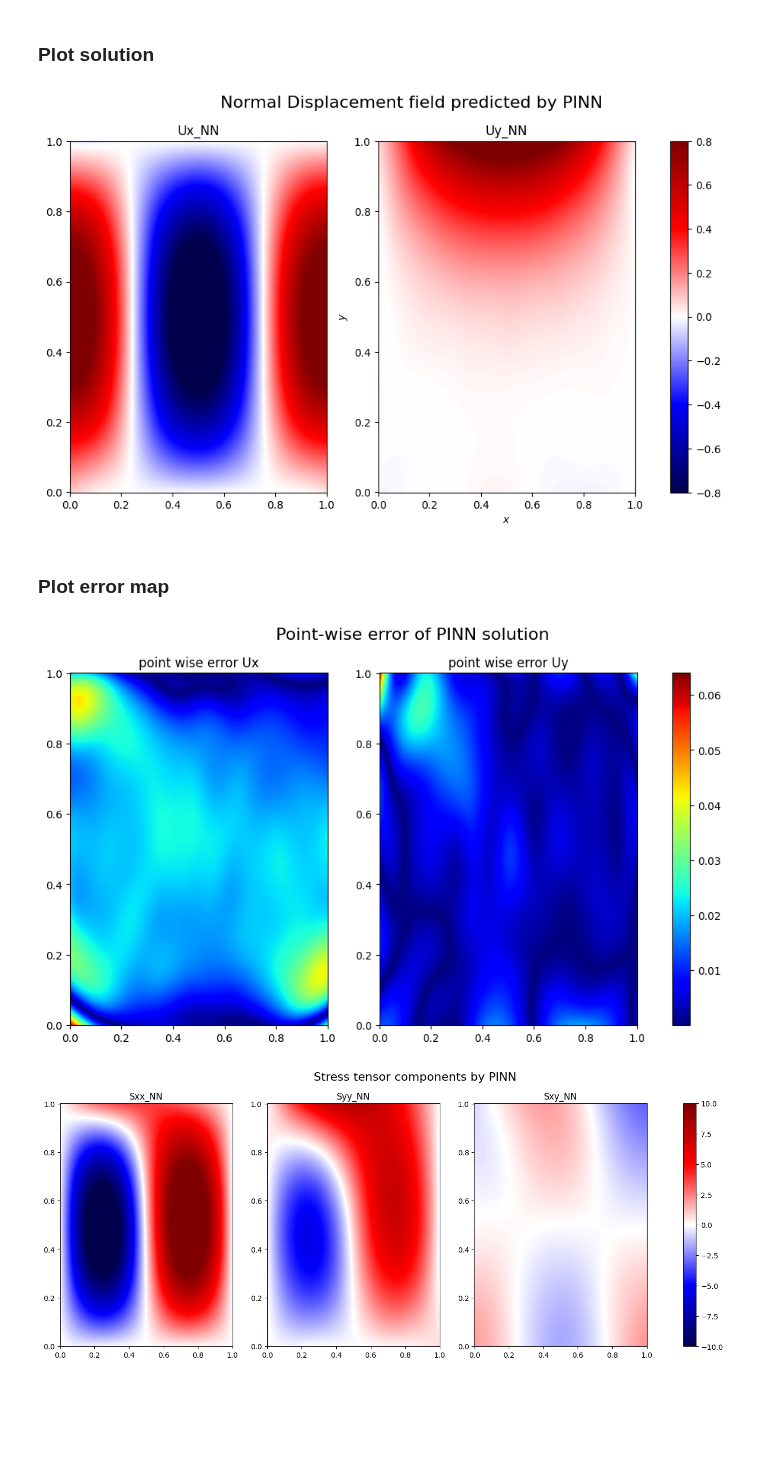
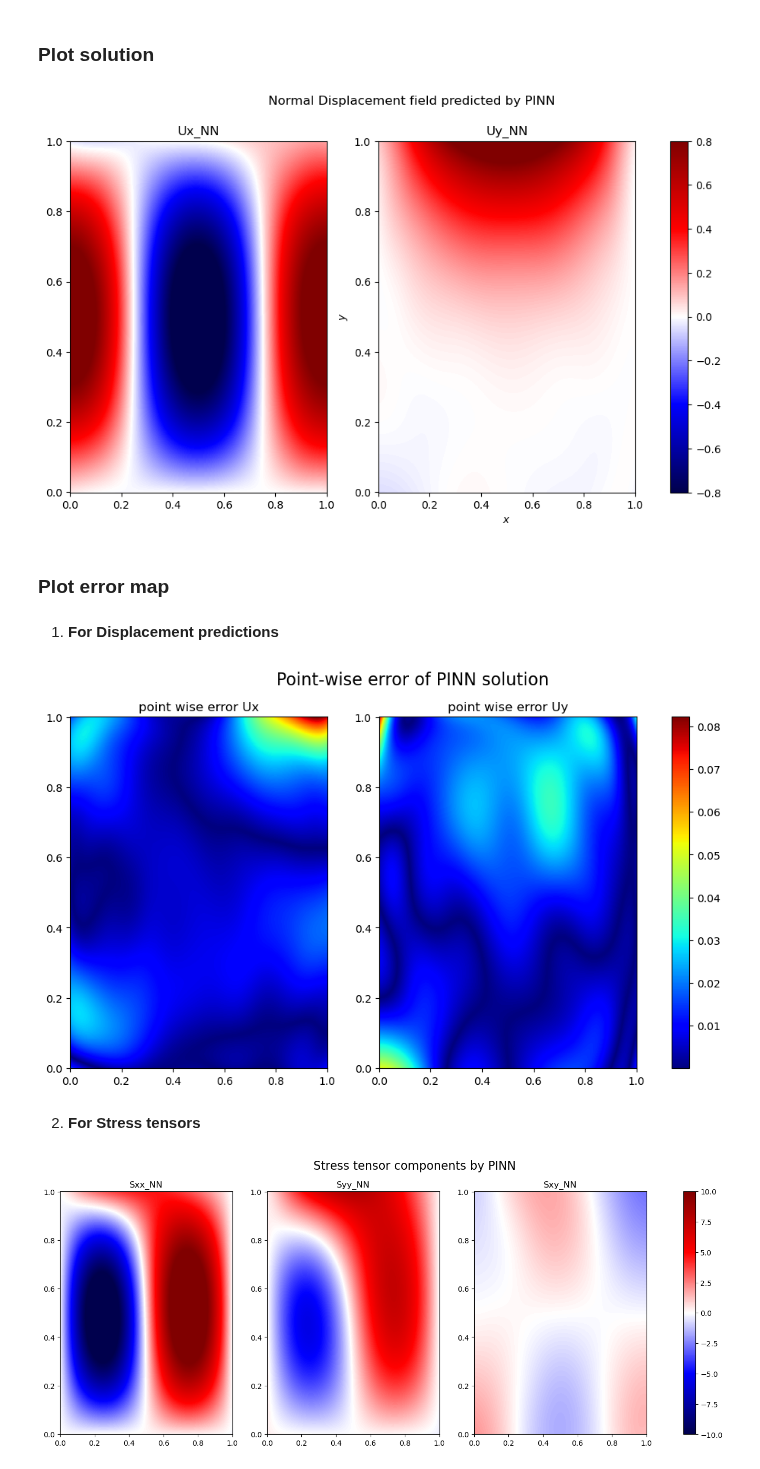
Before and after one commit to submerged-in-matrix/PINN_2D_Elasticity, a Jupyter notebook: Notebook/P_3_PINN_Linear_Elasticity.ipynb, the cells around one changed output. Saved outputs shown, nothing was run; the diff lists cells and outputs as text; code cells hidden in the pictures; blank space fills up the shorter version.

```diff
--- a/Notebook/P_3_PINN_Linear_Elasticity.ipynb
+++ b/Notebook/P_3_PINN_Linear_Elasticity.ipynb
@@ -539,7 +539,7 @@ This is a known quirk: watching a list of variables directly inside @tf.function
 # # Initialize model aka u_\theta
 # model = init_model()
 
-num_hidden_layers, num_neurons_per_layer = 8, 20
+num_hidden_layers, num_neurons_per_layer = 6, 15         ## Started with 8 hidden layers and 20 neurons per layer, but reduced to 6 layers and 15 neurons for better performance.
 input_layer = tf.keras.Input(shape=(2,))
 
 # Introduce a scaling layer to map input to [lb, ub]
@@ -552,7 +552,7 @@ x = scaling_layer(input_layer)
 for _ in range(num_hidden_layers):
     x = tf.keras.layers.Dense(num_neurons_per_layer, activation=tf.keras.activations.get('tanh'),\
         kernel_initializer='glorot_normal')(x)                                                          # Randomly drops neurons during training to reduce overfitting.
-    x = tf.keras.layers.Dropout(0.2)(x)
+    x = tf.keras.layers.Dropout(0.3)(x)    # started with 0.2 dropout, but increased to 0.3 for better regularization.
 
 # Output is two-dimensional
 output_Ux = tf.keras.layers.Dense(1)(x)
@@ -637,37 +635,39 @@ Computation time: 201.61083006858826 seconds
 N = 1000
 xspace = np.linspace(lb[0], ub[0], N + 1)
 yspace = np.linspace(lb[1], ub[1], N + 1)
 X, Y = np.meshgrid(xspace, yspace)
 Xgrid = np.vstack([X.flatten(),Y.flatten()]).T
 
 # Determine predictions of u(t, x)
 Ux_pred, Uy_pred, Sxx_pred, Syy_pred, Sxy_pred = PINN(tf.cast(Xgrid,DTYPE))
 ux_pred = Ux_pred
 uy_pred = Uy_pred
 
 # Reshape upred
 Ux = ux_pred.numpy().reshape(N+1,N+1)
 Uy = uy_pred.numpy().reshape(N+1,N+1)
 
 U_total = [Ux, Uy]
 U_total_name = ['Ux_NN', 'Uy_NN']
 fig, axes = plt.subplots(nrows=1, ncols=2, figsize=(12,6))
 for i,ax in enumerate(axes.flat):
     im = ax.pcolor(X, Y, U_total[i], cmap='seismic', vmin=-0.8, vmax=0.8)
     ax.set_title(U_total_name[i])
 
 fig.colorbar(im, ax=axes.ravel().tolist())
-plt.suptitle('Normal Displacement field predicted by PINN', fontsize=16)
+plt.suptitle('Normal Displacement field predicted by PINN', fontsize=12)
 
 plt.xlabel('$x$')
 plt.ylabel('$y$')
 plt.show()
 
 #plt.savefig('Burgers_Solution.pdf', bbox_inches='tight', dpi=300);
 # %% [output]
-[figure, old version]
+[figure, new version]
 # %% [markdown]
 ### Plot error map
+# %% [markdown]
+1. **For Displacement predictions**
 # %%
 # calculate exact solutions
 ux_ext = u_x_exact(X.flatten(),Y.flatten())
@@ -690,7 +690,9 @@ fig.colorbar(im, ax=axes.ravel().tolist())
 plt.suptitle('Point-wise error of PINN solution', fontsize=16)
 plt.show()
 # %% [output]
-[figure, old version]
+[figure, new version]
+# %% [markdown]
+2. **For Stress tensors**
 # %%
 # Determine predictions of stress tensor components
 # Note: The stress tensor components are derived from the displacements using the constitutive relations.
```
Also changed, not shown: parts of 20 cells of this notebook.
